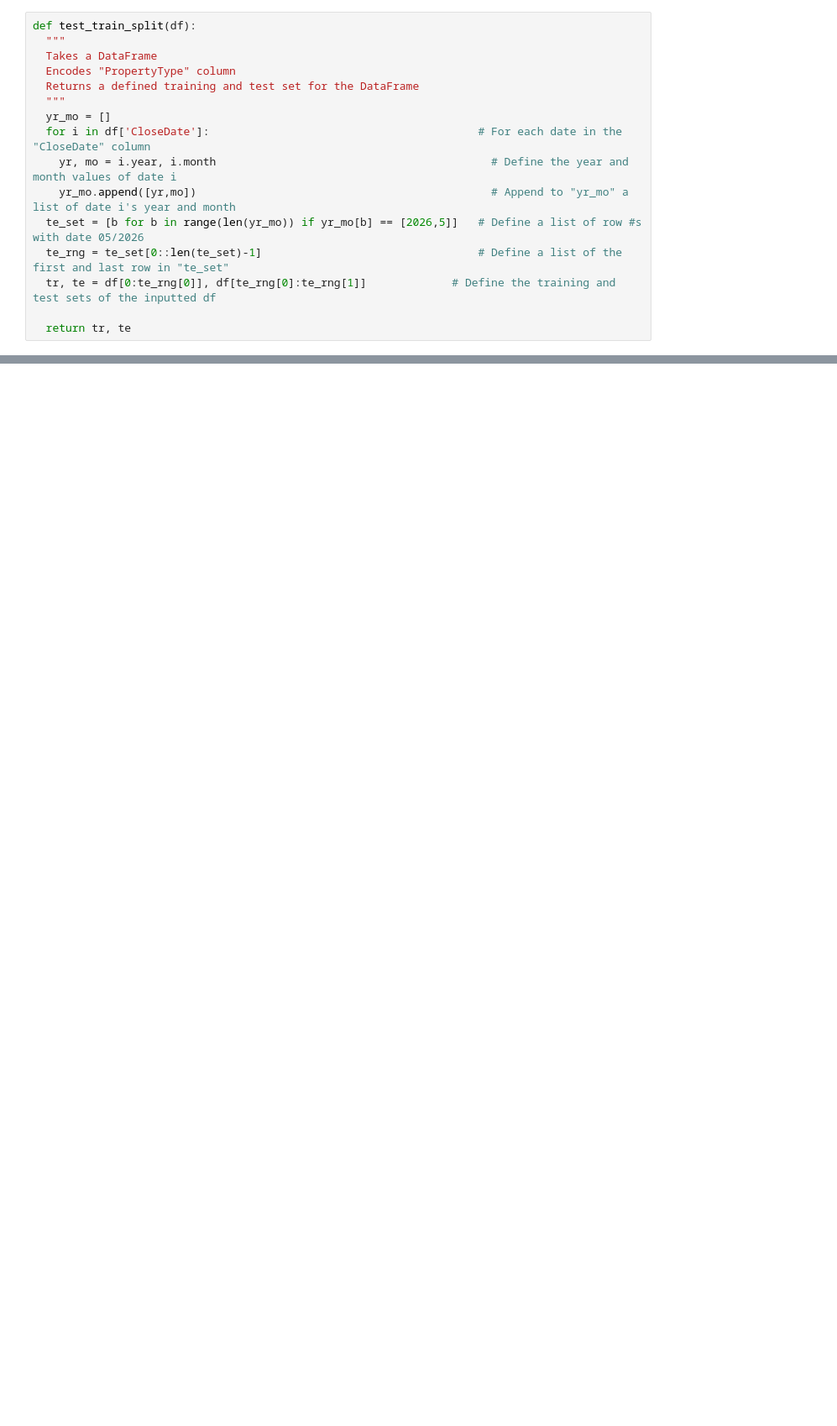
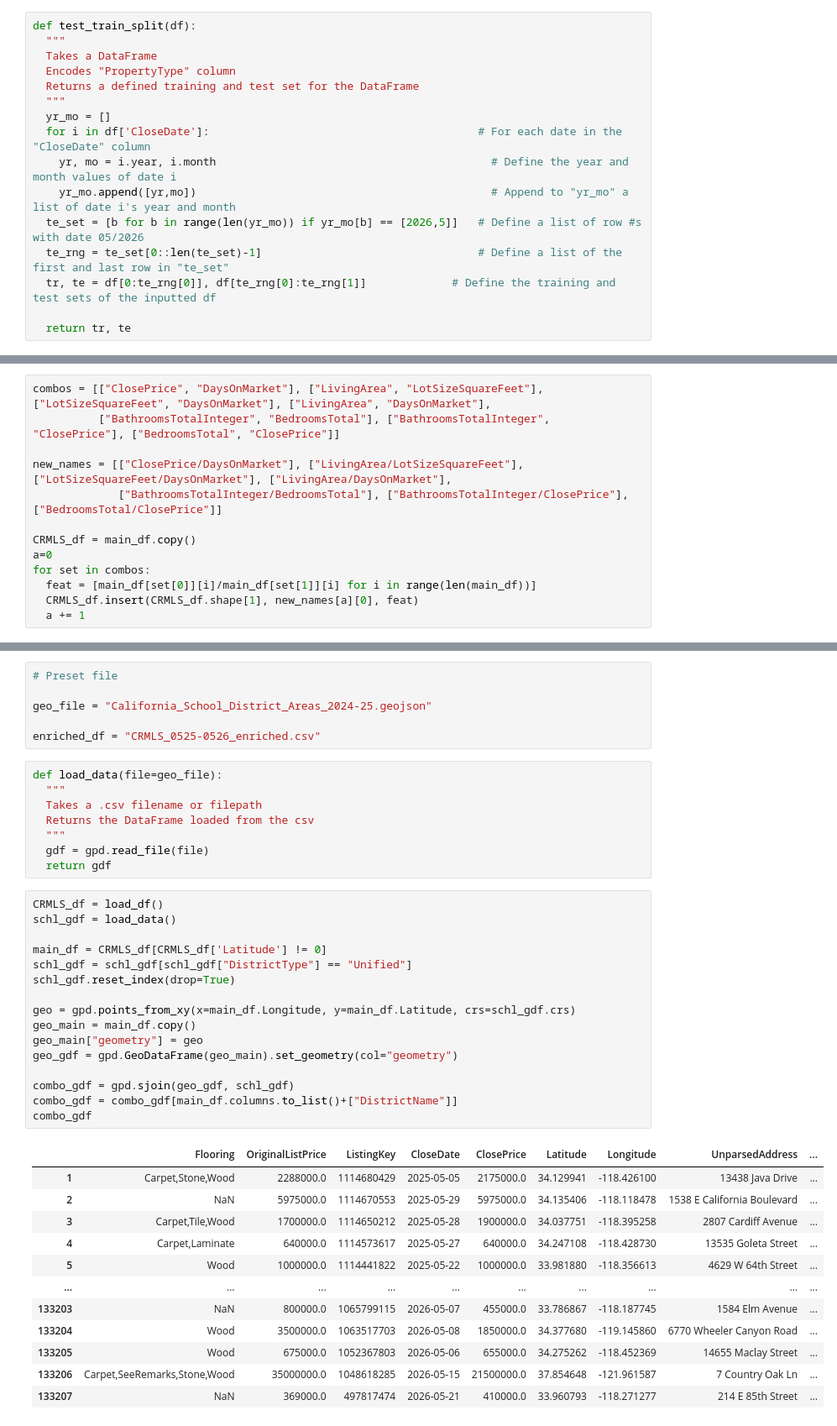
Before and after one commit to MaverickD-W/IDX_DS2026, a Jupyter notebook: Week 5/04_model_comparison.ipynb, the cells around one changed output, grey strips where cells are left out. Shown at 84% size. Drawn from its saved outputs; the diff is of its cells as text; blank space fills up the shorter version.

```diff
--- a/Week 5/04_model_comparison.ipynb
+++ b/Week 5/04_model_comparison.ipynb
@@ -109,0 +386,13 @@ if __name__ == "__main__":
+# %%
+combos = [["ClosePrice", "DaysOnMarket"], ["LivingArea", "LotSizeSquareFeet"], ["LotSizeSquareFeet", "DaysOnMarket"], ["LivingArea", "DaysOnMarket"],
+          ["BathroomsTotalInteger", "BedroomsTotal"], ["BathroomsTotalInteger", "ClosePrice"], ["BedroomsTotal", "ClosePrice"]]
+
+new_names = [["ClosePrice/DaysOnMarket"], ["LivingArea/LotSizeSquareFeet"], ["LotSizeSquareFeet/DaysOnMarket"], ["LivingArea/DaysOnMarket"],
+             ["BathroomsTotalInteger/BedroomsTotal"], ["BathroomsTotalInteger/ClosePrice"], ["BedroomsTotal/ClosePrice"]]
+
+CRMLS_df = main_df.copy()
+a=0
+for set in combos:
+  feat = [main_df[set[0]][i]/main_df[set[1]][i] for i in range(len(main_df))]
+  CRMLS_df.insert(CRMLS_df.shape[1], new_names[a][0], feat)
+  a += 1
@@ -109,0 +416,43 @@ if __name__ == "__main__":
+# %%
+# Preset file
+
+geo_file = "California_School_District_Areas_2024-25.geojson"
+
+enriched_df = "CRMLS_0525-0526_enriched.csv"
+# %%
+def load_data(file=geo_file):
+  """
+  Takes a .csv filename or filepath
+  Returns the DataFrame loaded from the csv
+  """
+  gdf = gpd.read_file(file)
+  return gdf
+# %%
+CRMLS_df = load_df()
+schl_gdf = load_data()
+
+main_df = CRMLS_df[CRMLS_df['Latitude'] != 0]
+schl_gdf = schl_gdf[schl_gdf["DistrictType"] == "Unified"]
+schl_gdf.reset_index(drop=True)
+
+geo = gpd.points_from_xy(x=main_df.Longitude, y=main_df.Latitude, crs=schl_gdf.crs)
+geo_main = main_df.copy()
+geo_main["geometry"] = geo
+geo_gdf = gpd.GeoDataFrame(geo_main).set_geometry(col="geometry")
+
+combo_gdf = gpd.sjoin(geo_gdf, schl_gdf)
+combo_gdf = combo_gdf[main_df.columns.to_list()+["DistrictName"]]
+combo_gdf
+# %% [output]
+|  | Flooring | OriginalListPrice | ListingKey | CloseDate | ClosePrice | Latitude | Longitude | UnparsedAddress | ... |
+| 1 | Carpet,Stone,Wood | 2288000.0 | 1114680429 | 2025-05-05 | 2175000.0 | 34.129941 | -118.426100 | 13438 Java Drive | ... |
+| 2 | NaN | 5975000.0 | 1114670553 | 2025-05-29 | 5975000.0 | 34.135406 | -118.118478 | 1538 E California Boulevard | ... |
+| 3 | Carpet,Tile,Wood | 1700000.0 | 1114650212 | 2025-05-28 | 1900000.0 | 34.037751 | -118.395258 | 2807 Cardiff Avenue | ... |
+| 4 | Carpet,Laminate | 640000.0 | 1114573617 | 2025-05-27 | 640000.0 | 34.247108 | -118.428730 | 13535 Goleta Street | ... |
+| 5 | Wood | 1000000.0 | 1114441822 | 2025-05-22 | 1000000.0 | 33.981880 | -118.356613 | 4629 W 64th Street | ... |
+| ... | ... | ... | ... | ... | ... | ... | ... | ... | ... |
+| 133203 | NaN | 800000.0 | 1065799115 | 2026-05-07 | 455000.0 | 33.786867 | -118.187745 | 1584 Elm Avenue | ... |
+| 133204 | Wood | 3500000.0 | 1063517703 | 2026-05-08 | 1850000.0 | 34.377680 | -119.145860 | 6770 Wheeler Canyon Road | ... |
+| 133205 | Wood | 675000.0 | 1052367803 | 2026-05-06 | 655000.0 | 34.275262 | -118.452369 | 14655 Maclay Street | ... |
+| 133206 | Carpet,SeeRemarks,Stone,Wood | 35000000.0 | 1048618285 | 2026-05-15 | 21500000.0 | 37.854648 | -121.961587 | 7 Country Oak Ln | ... |
+| 133207 | NaN | 369000.0 | 497817474 | 2026-05-21 | 410000.0 | 33.960793 | -118.271277 | 214 E 85th Street | ... |
```
Also changed, not shown: parts of 59 cells of this notebook, 3 other files.
